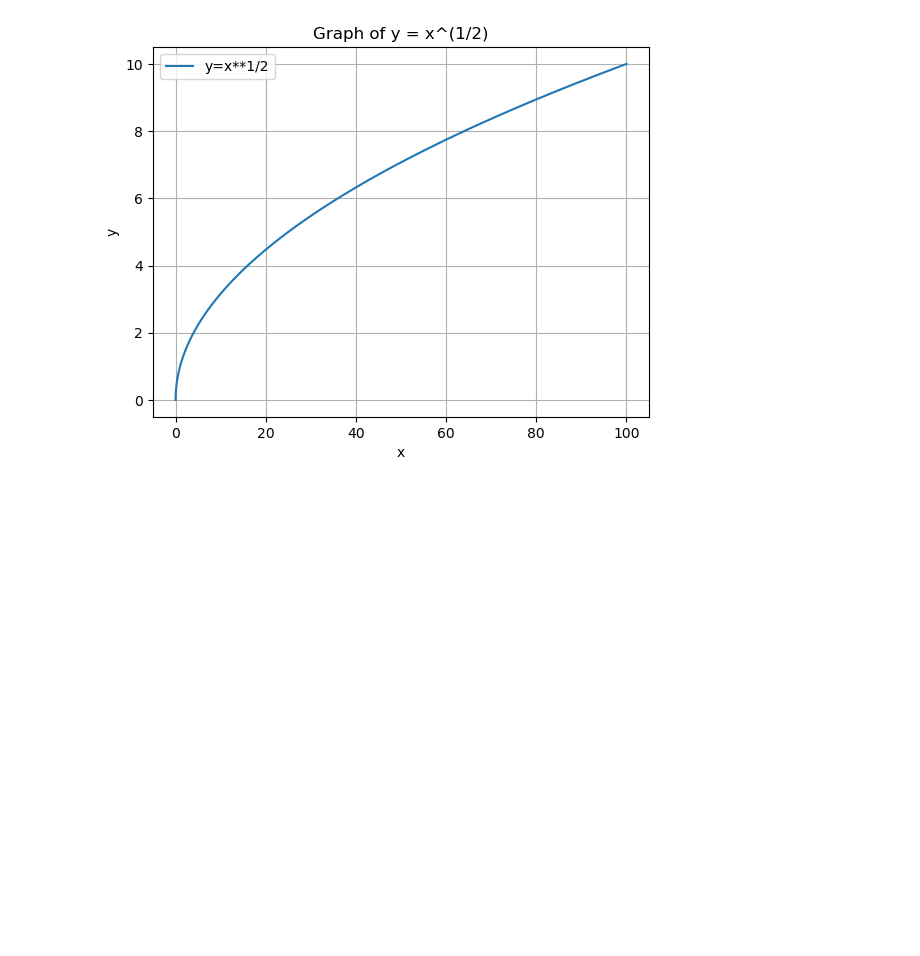
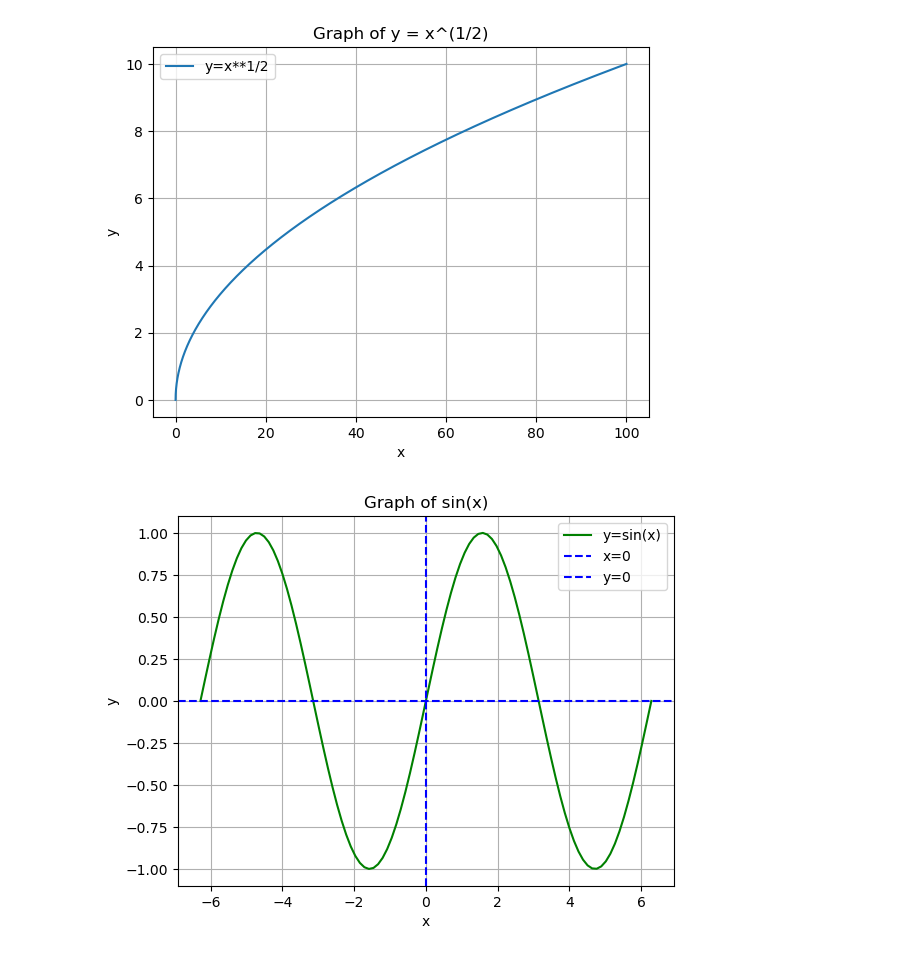
Before and after one commit to yashvardhan-bit/AI-ML, a Jupyter notebook: Math For AI/calculus.ipynb, the cells around one changed output. Cells and saved outputs as stored; diff of their text form; code cells hidden in the pictures; blank space fills up the shorter version.

Commit message:
calculus- sin(x) plot

```diff
--- a/Math For AI/calculus.ipynb
+++ b/Math For AI/calculus.ipynb
@@ -17,3 +17,20 @@ plt.grid()
 plt.show()
 # %% [output]
 [figure]
+# %%
+x=np.linspace(-2*np.pi,2*np.pi,100)
+y=np.sin(x)
+
+plt.plot(x,y,label='y=sin(x)',c='g')
+
+plt.axvline(0,c="b",linewidth=1.5,linestyle='--',label='x=0')
+plt.axhline(0,c="b",linewidth=1.5,linestyle='--',label='y=0')
+
+plt.grid()
+plt.xlabel('x')
+plt.ylabel('y')
+plt.title('Graph of sin(x)')
+plt.legend()
+plt.show()
+# %% [output]
+[figure, added]
```
Also changed, not shown: 1 other file.
